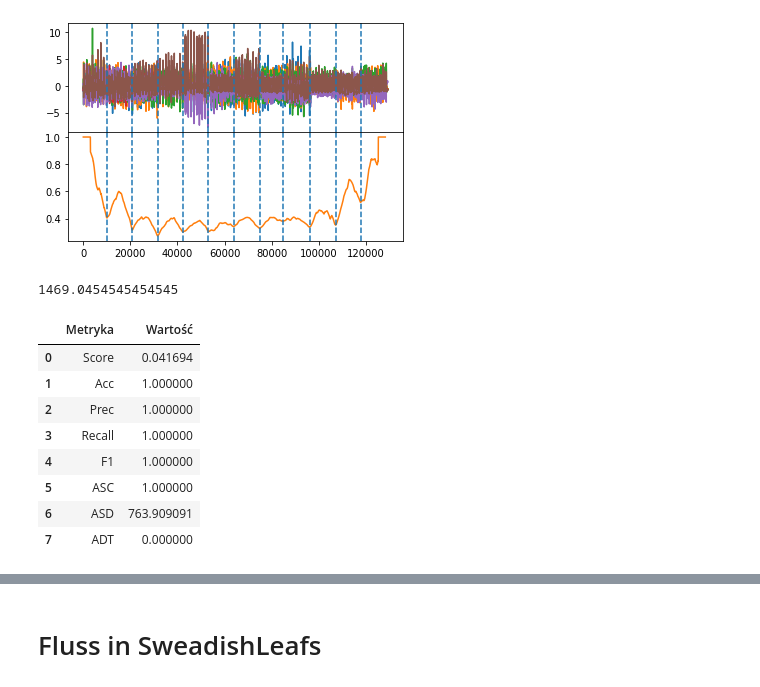
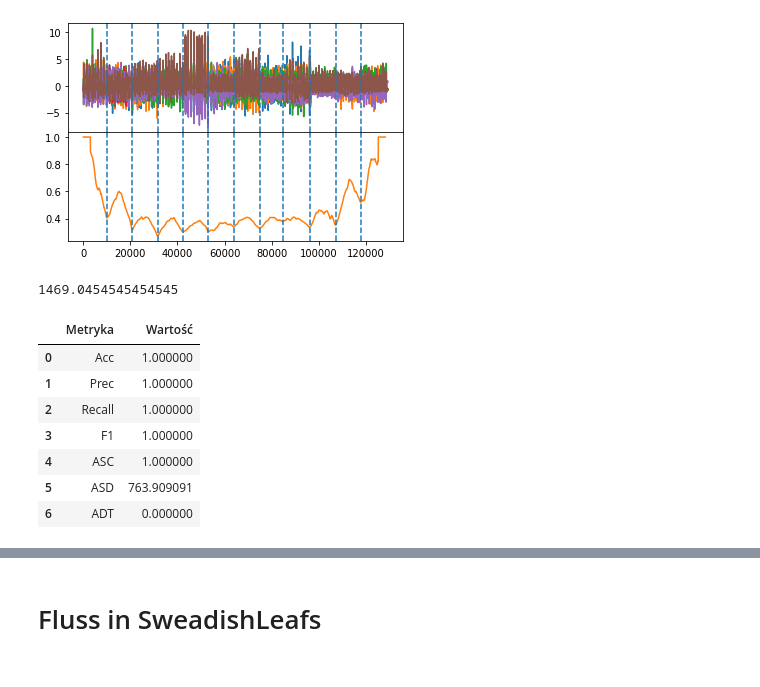
Before and after one commit to damjam212/TimeSeriesSegmentation, a Jupyter notebook: Data_segmentation.ipynb, the cells around one changed output, grey strips where cells are left out. Drawn from its saved outputs; the diff is of its cells as text; code cells hidden in the pictures.

```diff
--- a/Data_segmentation.ipynb
+++ b/Data_segmentation.ipynb
@@ -286,13 +286,13 @@ def calculateADT(n, predicted_points, original_points, treshold):
     return (PostSeg/(PostSeg+PreSeg)) if (PostSeg+PreSeg) > 0 else -1
 
 
-def predict_change_points(data,n,original_points):
-    algo = rpt.BottomUp(model="l1")
+def predict_change_points(data,n,original_points,cost_function):
+    algo = rpt.BottomUp(model=cost_function)
     algo.fit(data)
     print( len(original_points))
     result = algo.predict(n_bkps = len(original_points))
 
-    prediction_margin =( n/len(original_points)/4)
+    prediction_margin =( n/len(original_points)/8)
     print(prediction_margin)
     print(result)
     TP,TN,FP,FN = calculate_TP_TN_FP_FN(n,result[:-1],original_points,prediction_margin)
@@ -302,17 +302,18 @@ def predict_change_points(data,n,original_points):
 
     Acc, Prec, Recall, F1 = calculate_ACC_PRE_REC_F1(TP,TN,FP,FN)
 
+    score = ScoreRegimes(result[:-1],original_points,n)
 
-    # Dane
-    etykiety = ["Acc", "Prec", "Recall", "F1","ASC","ASD","ADT"]
-    wartosci = [Acc, Prec, Recall, F1 , ASC , ASD, ADT]
+        # Dane
+    etykiety = ["Score","Acc", "Prec", "Recall", "F1","ASC","ASD","ADT"]
+    wartosci = [score,Acc, Prec, Recall, F1 , ASC , ASD, ADT]
 
-    # Tworzenie DataFrame
+        # Tworzenie DataFrame
     evaluation = pd.DataFrame({
-        "Metryka": etykiety,
-        "Wartość": wartosci
+            "Metryka": etykiety,
+            "Wartość": wartosci
     })
-    return result, evaluation
+    return evaluation, result
 
 
 def predict_change_points_binseg(data,n,original_points):
@@ -1329,13 +1330,14 @@ print(len(df.iloc[0,0][0]))
 
 cricet_stacked,ch  = stack_time_series_randomly(df,False)
 cricet_stacked_ndarray = dataframe_to_ndarray(cricet_stacked)
-
+ch = ch.astype(dtype = int )
 # #print(df.iloc[0,0][0])
 # print(heart_stacked_ndarray)
 print(cricet_stacked_ndarray.shape)
 
 # print(type(df.iloc[0,0][0]) == np.void)
 rpt.display(cricet_stacked_ndarray, ch)
+print(ch)
 # %% [output]
 1197
 (6,)
@@ -1563,17 +1564,17 @@ FlussRegimeSegmentator.print_latest_output()
 def get_evaluation(result,original_points,n):
     prediction_margin =( n/len(original_points)/8)
     print(prediction_margin)
-    TP,TN,FP,FN = calculate_TP_TN_FP_FN(n,regimes,original_points,prediction_margin)
-    ASC = calculateASC(n,regimes,original_points,prediction_margin)
-    ASD = calculateASD(n,regimes,original_points,prediction_margin)
-    ADT = calculateADT(n,regimes,original_points,prediction_margin)
+    TP,TN,FP,FN = calculate_TP_TN_FP_FN(n,result,original_points,prediction_margin)
+    ASC = calculateASC(n,result,original_points,prediction_margin)
+    ASD = calculateASD(n,result,original_points,prediction_margin)
+    ADT = calculateADT(n,result,original_points,prediction_margin)
 
     Acc, Prec, Recall, F1 = calculate_ACC_PRE_REC_F1(TP,TN,FP,FN)
-    score = ScoreRegimes(result,original_points,n)
+    #score = ScoreRegimes(result,original_points,n)
 
         # Dane
-    etykiety = ["Score","Acc", "Prec", "Recall", "F1","ASC","ASD","ADT"]
-    wartosci = [score,Acc, Prec, Recall, F1 , ASC , ASD, ADT]
+    etykiety = ["Acc", "Prec", "Recall", "F1","ASC","ASD","ADT"]
+    wartosci = [Acc, Prec, Recall, F1 , ASC , ASD, ADT]
 
         # Tworzenie DataFrame
     evaluation = pd.DataFrame({
@@ -1583,38 +1584,37 @@ def get_evaluation(result,original_points,n):
     return evaluation
 eval = get_evaluation(regimes,ch,129276)
 
 def ScoreRegimes(locRegimes, gtRegimes, ts_length):
     """
     Function to score the difference between extracted regimes and ground truth regimes.
 
     Parameters:
     locRegimes (list or np.array): extracted regimes
     gtRegimes (list or np.array): ground truth regimes
     ts_length (int): length of the time series
 
     Returns:
     float: score in the range [0, 1], with 0 being the best score
     """
     sumDiff = 0
     numRegimes = len(gtRegimes)
 
     for i in range(numRegimes):
         # Find the gtRegimes[j] closest to locRegimes[i]
         closest_diff = min(abs(locRegime - gtRegimes[j]) for j, locRegime in enumerate(locRegimes))
         sumDiff += closest_diff
 
     score = sumDiff / ts_length
     return score
 
 eval
 # %% [output]
 1469.0454545454545
 |  | Metryka | Wartość |
-| 0 | Score | 0.041694 |
-| 1 | Acc | 1.000000 |
-| 2 | Prec | 1.000000 |
-| 3 | Recall | 1.000000 |
-| 4 | F1 | 1.000000 |
-| 5 | ASC | 1.000000 |
-| 6 | ASD | 763.909091 |
-| 7 | ADT | 0.000000 |
+| 0 | Acc | 1.000000 |
+| 1 | Prec | 1.000000 |
+| 2 | Recall | 1.000000 |
+| 3 | F1 | 1.000000 |
+| 4 | ASC | 1.000000 |
+| 5 | ASD | 763.909091 |
+| 6 | ADT | 0.000000 |
```
Also changed, not shown: parts of 8 cells of this notebook.
